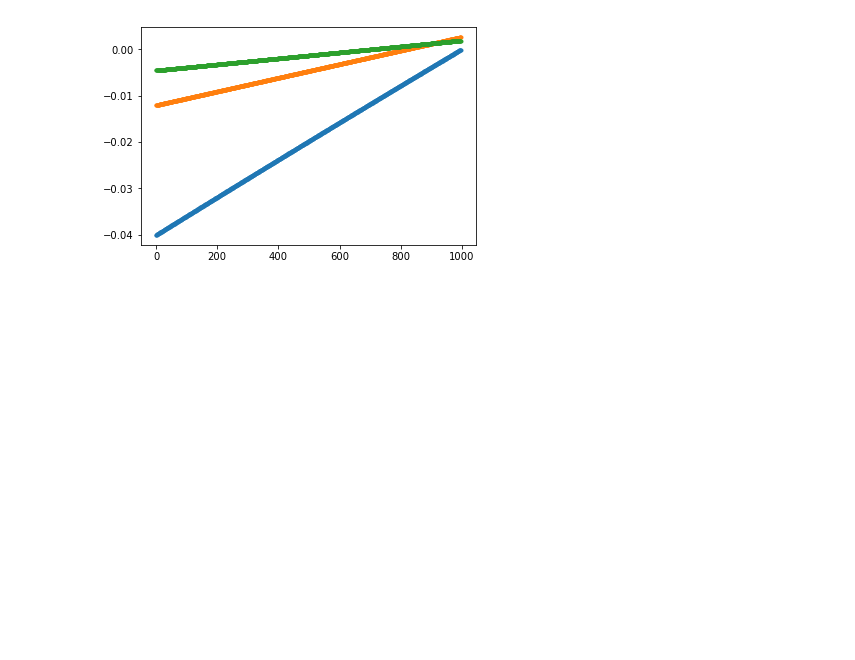
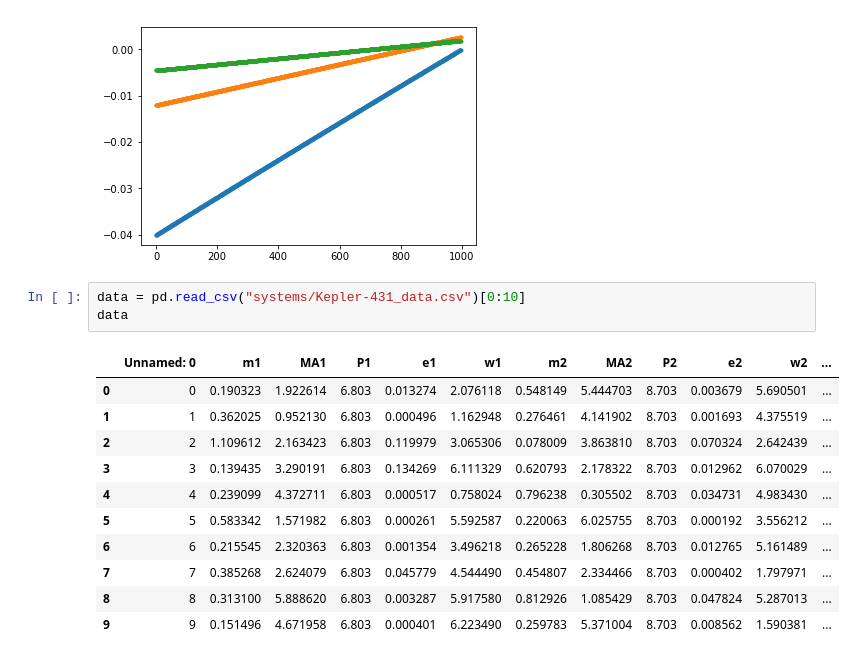
Before and after one commit to afcarl/stability_predict, a Jupyter notebook: Get_M.ipynb, the cells around one changed output. Saved outputs shown, nothing was run; the diff lists cells and outputs as text; blank space fills up the shorter version.

```diff
--- a/Get_M.ipynb
+++ b/Get_M.ipynb
@@ -141,3 +179,18 @@ plt.plot(f3, '.')
 # %% [output]
 [<matplotlib.lines.Line2D at 0x...>]
 [figure]
+# %%
+data = pd.read_csv("systems/Kepler-431_data.csv")[0:10]
+data
+# %% [output]
+|  | Unnamed: 0 | m1 | MA1 | P1 | e1 | w1 | m2 | MA2 | P2 | e2 | w2 | ... |
+| 0 | 0 | 0.190323 | 1.922614 | 6.803 | 0.013274 | 2.076118 | 0.548149 | 5.444703 | 8.703 | 0.003679 | 5.690501 | ... |
+| 1 | 1 | 0.362025 | 0.952130 | 6.803 | 0.000496 | 1.162948 | 0.276461 | 4.141902 | 8.703 | 0.001693 | 4.375519 | ... |
+| 2 | 2 | 1.109612 | 2.163423 | 6.803 | 0.119979 | 3.065306 | 0.078009 | 3.863810 | 8.703 | 0.070324 | 2.642439 | ... |
+| 3 | 3 | 0.139435 | 3.290191 | 6.803 | 0.134269 | 6.111329 | 0.620793 | 2.178322 | 8.703 | 0.012962 | 6.070029 | ... |
+| 4 | 4 | 0.239099 | 4.372711 | 6.803 | 0.000517 | 0.758024 | 0.796238 | 0.305502 | 8.703 | 0.034731 | 4.983430 | ... |
+| 5 | 5 | 0.583342 | 1.571982 | 6.803 | 0.000261 | 5.592587 | 0.220063 | 6.025755 | 8.703 | 0.000192 | 3.556212 | ... |
+| 6 | 6 | 0.215545 | 2.320363 | 6.803 | 0.001354 | 3.496218 | 0.265228 | 1.806268 | 8.703 | 0.012765 | 5.161489 | ... |
+| 7 | 7 | 0.385268 | 2.624079 | 6.803 | 0.045779 | 4.544490 | 0.454807 | 2.334466 | 8.703 | 0.000402 | 1.797971 | ... |
+| 8 | 8 | 0.313100 | 5.888620 | 6.803 | 0.003287 | 5.917580 | 0.812926 | 1.085429 | 8.703 | 0.047824 | 5.287013 | ... |
+| 9 | 9 | 0.151496 | 4.671958 | 6.803 | 0.000401 | 6.223490 | 0.259783 | 5.371004 | 8.703 | 0.008562 | 1.590381 | ... |
```
Also changed, not shown: parts of 11 cells of this notebook, 3 other files.
